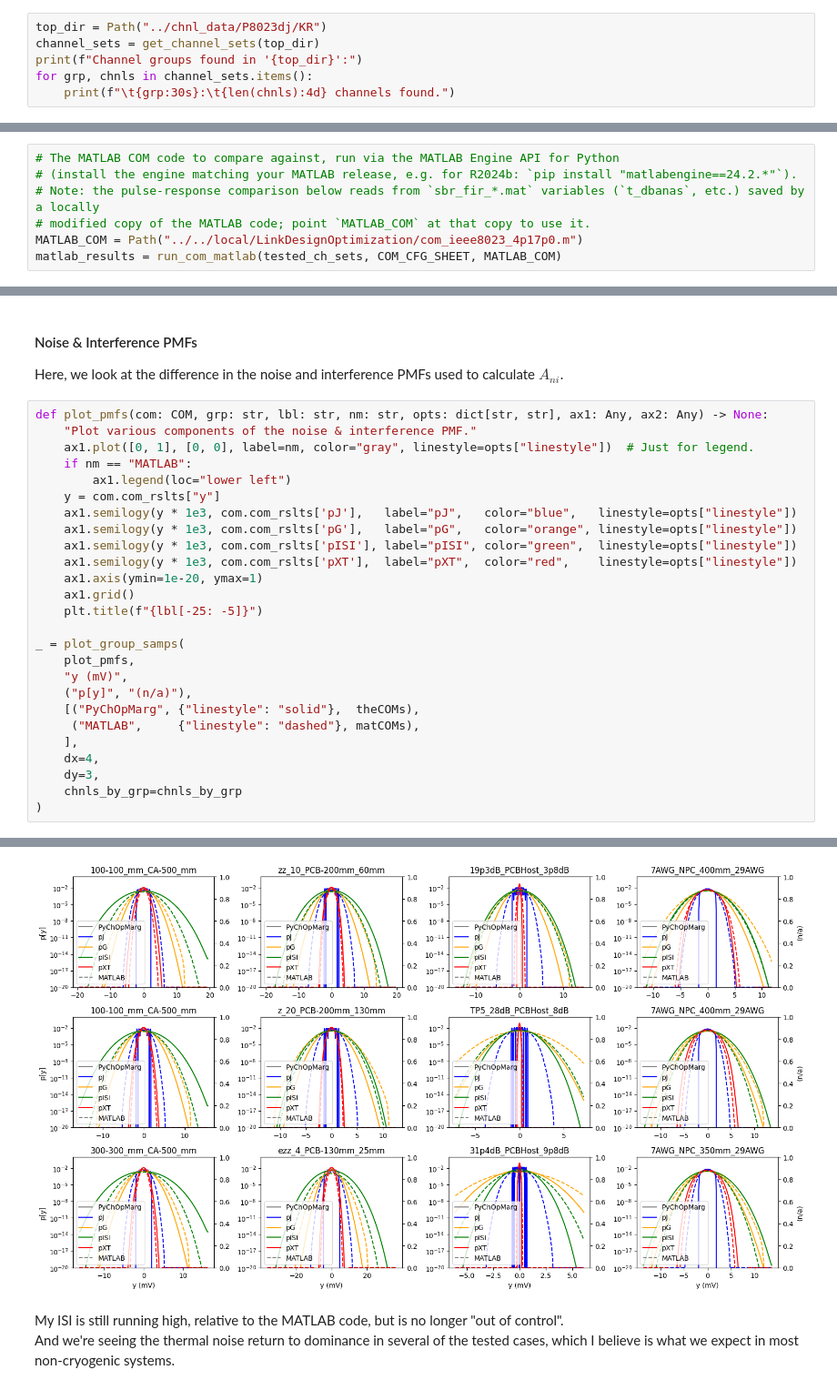
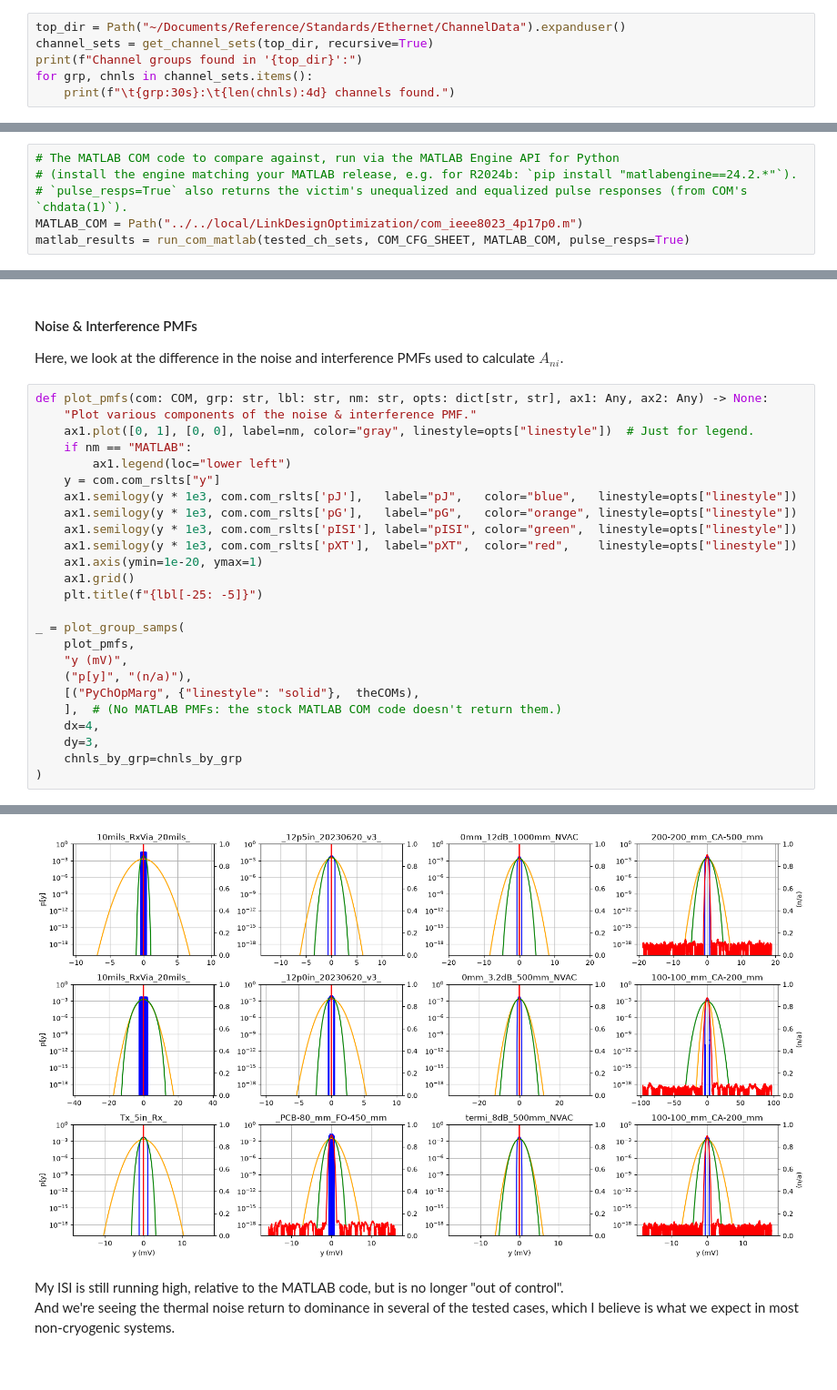
Before and after one commit to capn-freako/PyChOpMarg, a Jupyter notebook: notebook/PyChOpMarg_vs_MATLAB.ipynb, the cells around one changed output, grey strips where cells are left out. Shown at 91% size. Drawn from its saved outputs; the diff is of its cells as text.

```diff
--- a/notebook/PyChOpMarg_vs_MATLAB.ipynb
+++ b/notebook/PyChOpMarg_vs_MATLAB.ipynb
@@ -116,8 +116,8 @@ NEXT/FEXT aggressors are associated with thru channels, via simple file name pat
 **Note:** You can find the channels contributed for work on 802.3dj here:
 [IEEE P802.3dj Tools and Channel Data Area (After 27 Jan 2024)](https://www.ieee802.org/3/dj/public/tools/index.html)
 # %%
-top_dir = Path("../chnl_data/P8023dj/KR")
-channel_sets = get_channel_sets(top_dir)
+top_dir = Path("~/Documents/Reference/Standards/Ethernet/ChannelData").expanduser()
+channel_sets = get_channel_sets(top_dir, recursive=True)
 print(f"Channel groups found in '{top_dir}':")
 for grp, chnls in channel_sets.items():
     print(f"\t{grp:30s}:\t{len(chnls):4d} channels found.")
@@ -230,7 +230,6 @@ The commands are dumped, as a convenience, in case we need to go into MATLAB and
 # %%
 # The MATLAB COM code to compare against, run via the MATLAB Engine API for Python
 # (install the engine matching your MATLAB release, e.g. for R2024b: `pip install "matlabengine==24.2.*"`).
-# Note: the pulse-response comparison below reads from `sbr_fir_*.mat` variables (`t_dbanas`, etc.) saved by a locally
-# modified copy of the MATLAB code; point `MATLAB_COM` at that copy to use it.
+# `pulse_resps=True` also returns the victim's unequalized and equalized pulse responses (from COM's `chdata(1)`).
 MATLAB_COM = Path("../../local/LinkDesignOptimization/com_ieee8023_4p17p0.m")
-matlab_results = run_com_matlab(tested_ch_sets, COM_CFG_SHEET, MATLAB_COM)
+matlab_results = run_com_matlab(tested_ch_sets, COM_CFG_SHEET, MATLAB_COM, pulse_resps=True)
@@ -827,8 +758,7 @@ _ = plot_group_samps(
     "y (mV)",
     ("p[y]", "(n/a)"),
     [("PyChOpMarg", {"linestyle": "solid"},  theCOMs),
-     ("MATLAB",     {"linestyle": "dashed"}, matCOMs),
-    ],
+    ],  # (No MATLAB PMFs: the stock MATLAB COM code doesn't return them.)
     dx=4,
     dy=3,
     chnls_by_grp=chnls_by_grp
@@ -839,4 +769,4 @@ _ = plot_group_samps(
-[figure, old version]
+[figure, new version]
 # %% [markdown]
 My ISI is still running high, relative to the MATLAB code, but is no longer "out of control".
 And we're seeing the thermal noise return to dominance in several of the tested cases, which I believe is what we expect in most non-cryogenic systems.
```
Also changed, not shown: parts of 13 cells of this notebook, 5 other files.
